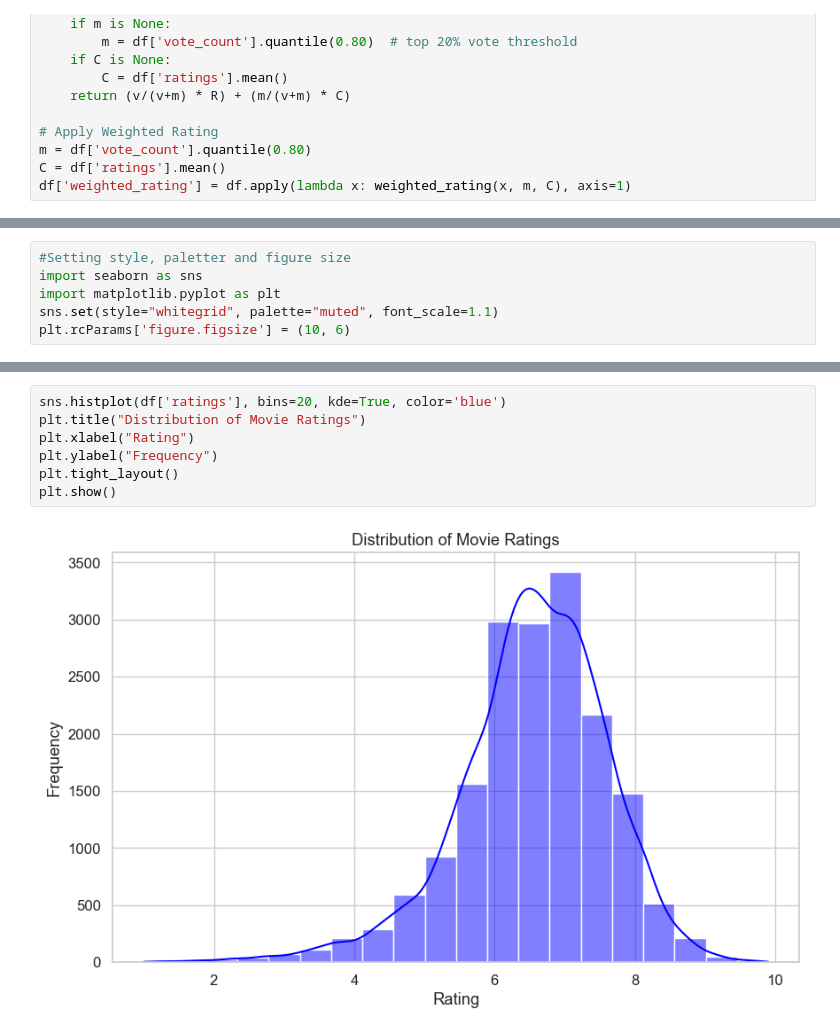
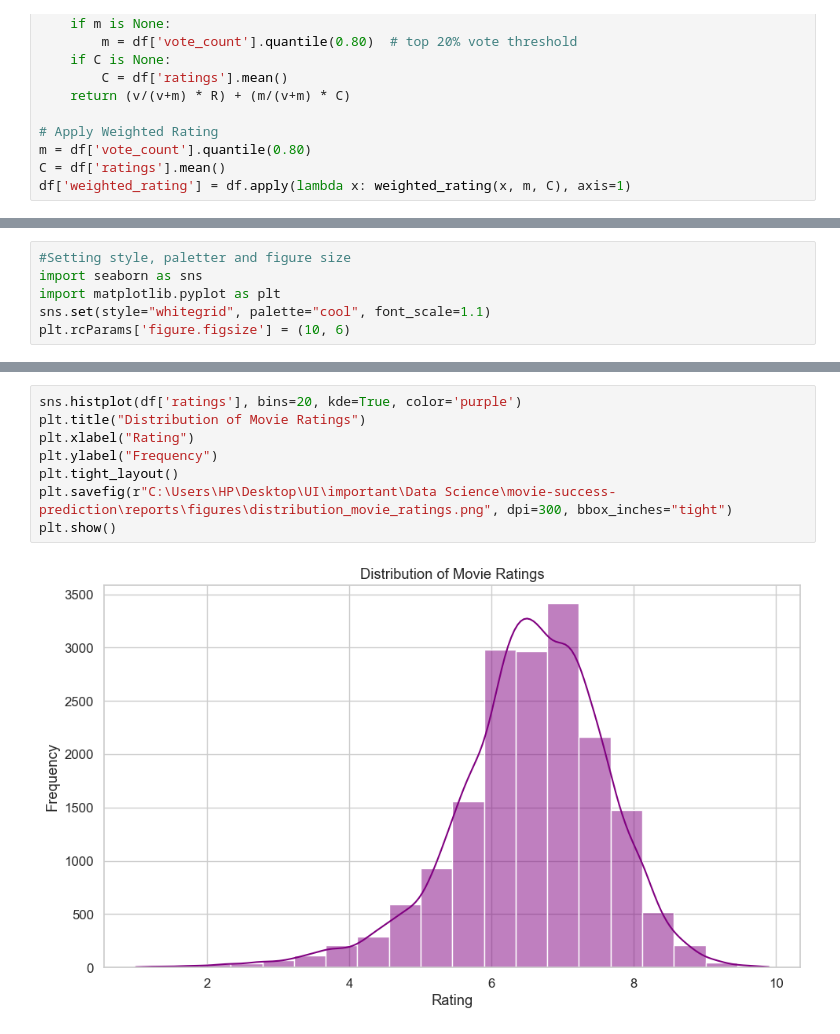
Before and after one commit to Theoph-ay/movie_success_prediction, a Jupyter notebook: notebooks/02_eda.ipynb, the cells around one changed output, grey strips where cells are left out. Cells and saved outputs as stored; diff of their text form.

Commit message:
more visualizations and then saving them

```diff
--- a/notebooks/02_eda.ipynb
+++ b/notebooks/02_eda.ipynb
@@ -165,7 +165,7 @@ df.head()
 #Setting style, paletter and figure size
 import seaborn as sns
 import matplotlib.pyplot as plt
-sns.set(style="whitegrid", palette="muted", font_scale=1.1)
+sns.set(style="whitegrid", palette="cool", font_scale=1.1)
 plt.rcParams['figure.figsize'] = (10, 6)
 # %%
 #plot ratings, year on genre
@@ -190,10 +203,11 @@ plt.show()
 # %%
-sns.histplot(df['ratings'], bins=20, kde=True, color='blue')
+sns.histplot(df['ratings'], bins=20, kde=True, color='purple')
 plt.title("Distribution of Movie Ratings")
 plt.xlabel("Rating")
 plt.ylabel("Frequency")
 plt.tight_layout()
+plt.savefig(r"C:\Users\HP\Desktop\UI\important\Data Science\movie-success-prediction\reports\figures\distribution_movie_ratings.png", dpi=300, bbox_inches="tight")
 plt.show()
 # %% [output]
-[figure, old version]
+[figure, new version]
 # %%
```
Also changed, not shown: parts of 14 cells of this notebook, 18 other files.
